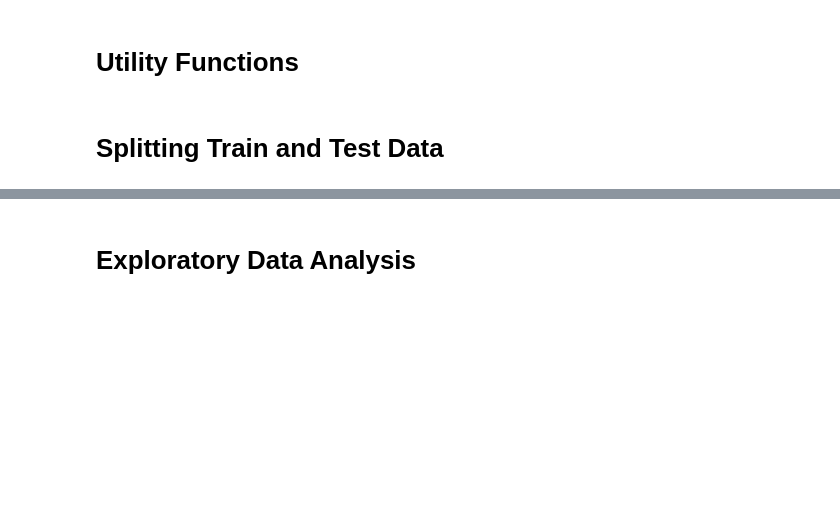
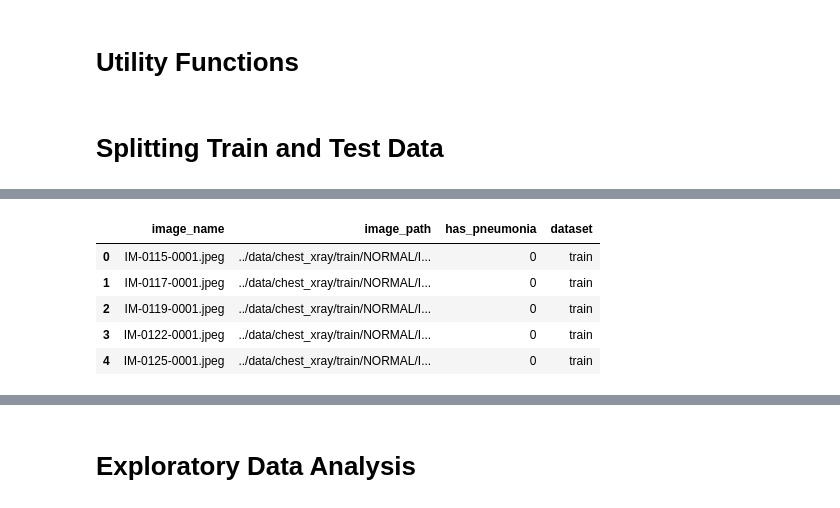
Before and after one commit to lukesaleh/Uncertainty-WGANs, a Jupyter notebook: notebooks/setup_xray.ipynb, the cells around one changed output, grey strips where cells are left out. Drawn from its saved outputs; the diff is of its cells as text; code cells hidden in the pictures; blank space fills up the shorter version.

```diff
--- a/notebooks/setup_xray.ipynb
+++ b/notebooks/setup_xray.ipynb
@@ -62,0 +112,9 @@ test_df = create_dataframe(test_dir, 'test')
+# %%
+train_df.head()
+# %% [output]
+|  | image_name | image_path | has_pneumonia | dataset |
+| 0 | IM-0115-0001.jpeg | ../data/chest_xray/train/NORMAL/I... | 0 | train |
+| 1 | IM-0117-0001.jpeg | ../data/chest_xray/train/NORMAL/I... | 0 | train |
+| 2 | IM-0119-0001.jpeg | ../data/chest_xray/train/NORMAL/I... | 0 | train |
+| 3 | IM-0122-0001.jpeg | ../data/chest_xray/train/NORMAL/I... | 0 | train |
+| 4 | IM-0125-0001.jpeg | ../data/chest_xray/train/NORMAL/I... | 0 | train |
```
Also changed, not shown: parts of 8 cells of this notebook, 2 other files.
